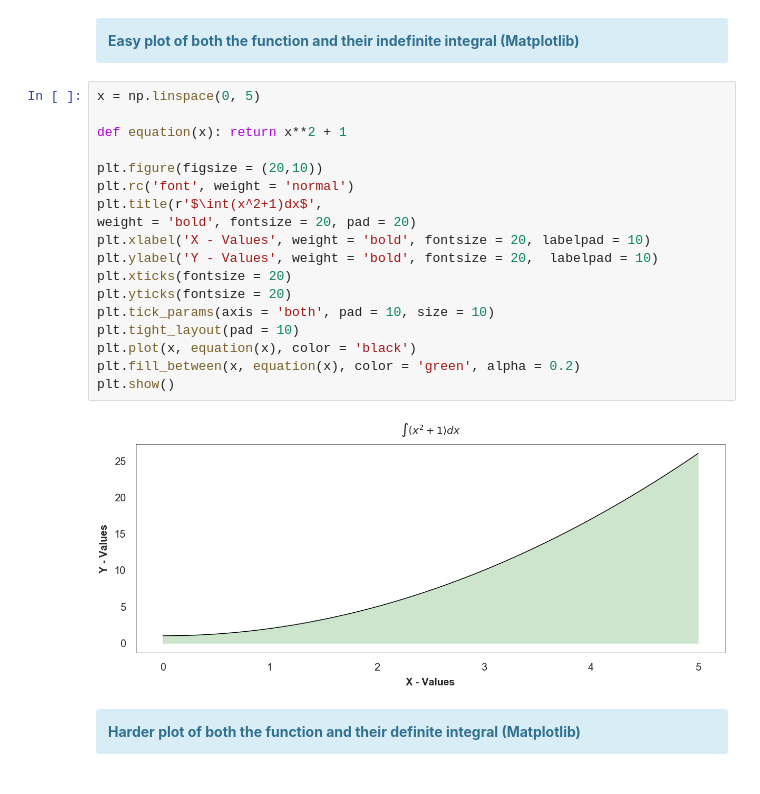
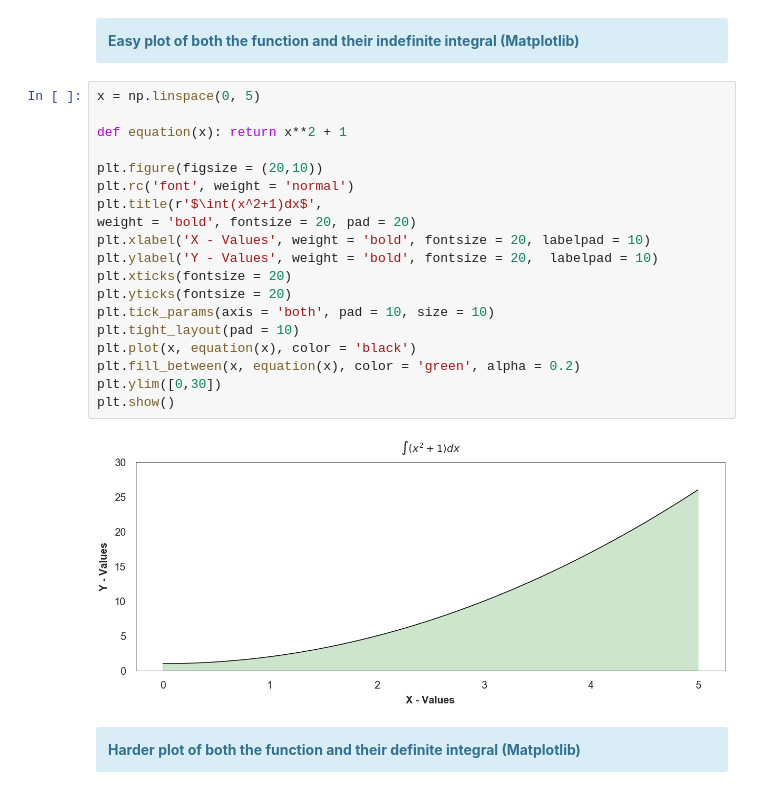
Before and after one commit to Empanator/Computational_Mathematics, a Jupyter notebook: Plotting integration with Matplotlib.ipynb, the cells around one changed output. Saved outputs shown, nothing was run; the diff lists cells and outputs as text.

```diff
--- a/Plotting integration with Matplotlib.ipynb
+++ b/Plotting integration with Matplotlib.ipynb
@@ -32,23 +32,24 @@ sns.set_style("white")
 # %%
 x = np.linspace(0, 5)
 
 def equation(x): return x**2 + 1
 
 plt.figure(figsize = (20,10))
 plt.rc('font', weight = 'normal')
 plt.title(r'$\int(x^2+1)dx$',
 weight = 'bold', fontsize = 20, pad = 20)
 plt.xlabel('X - Values', weight = 'bold', fontsize = 20, labelpad = 10)
 plt.ylabel('Y - Values', weight = 'bold', fontsize = 20,  labelpad = 10)
 plt.xticks(fontsize = 20)
 plt.yticks(fontsize = 20)
 plt.tick_params(axis = 'both', pad = 10, size = 10)
 plt.tight_layout(pad = 10)
 plt.plot(x, equation(x), color = 'black')
 plt.fill_between(x, equation(x), color = 'green', alpha = 0.2)
+plt.ylim([0,30])
 plt.show()
 # %% [output]
-[figure, old version]
+[figure, new version]
 # %% [markdown]
 <div class="alert alert-block alert-info">
 <b>Harder plot of both the function and their definite integral (Matplotlib)</b>
```
Also changed, not shown: parts of 1 cell of this notebook.
